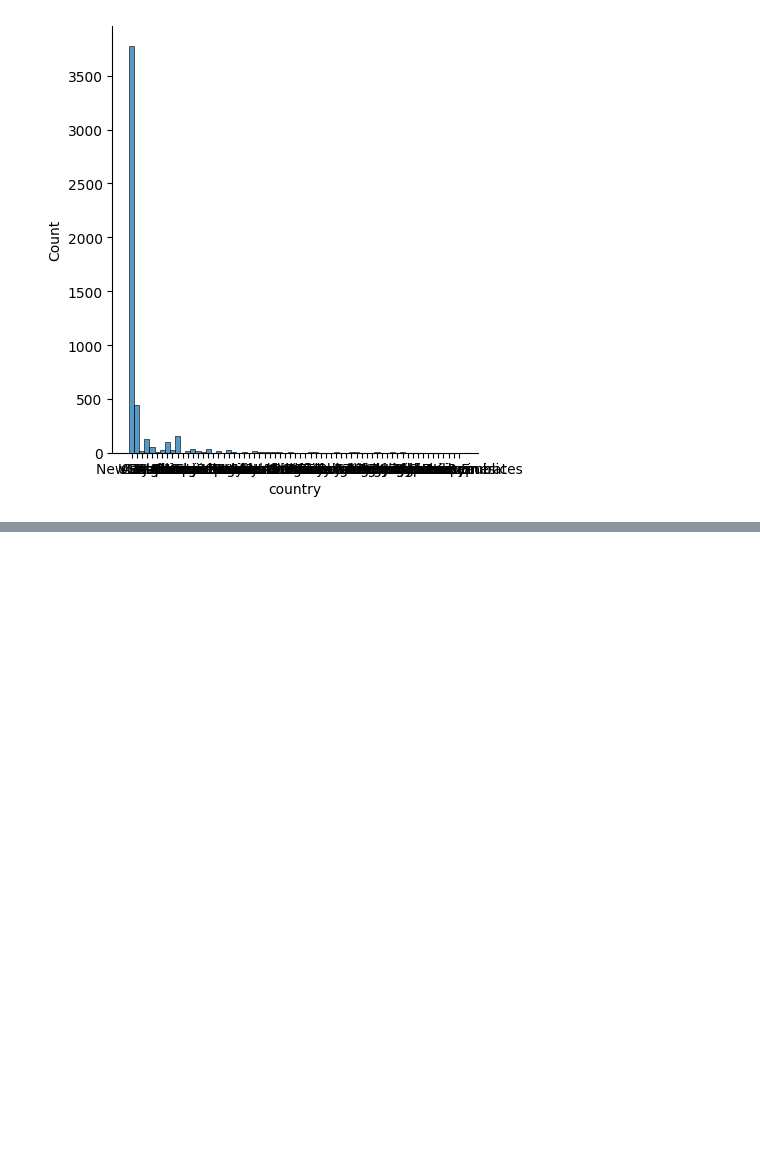
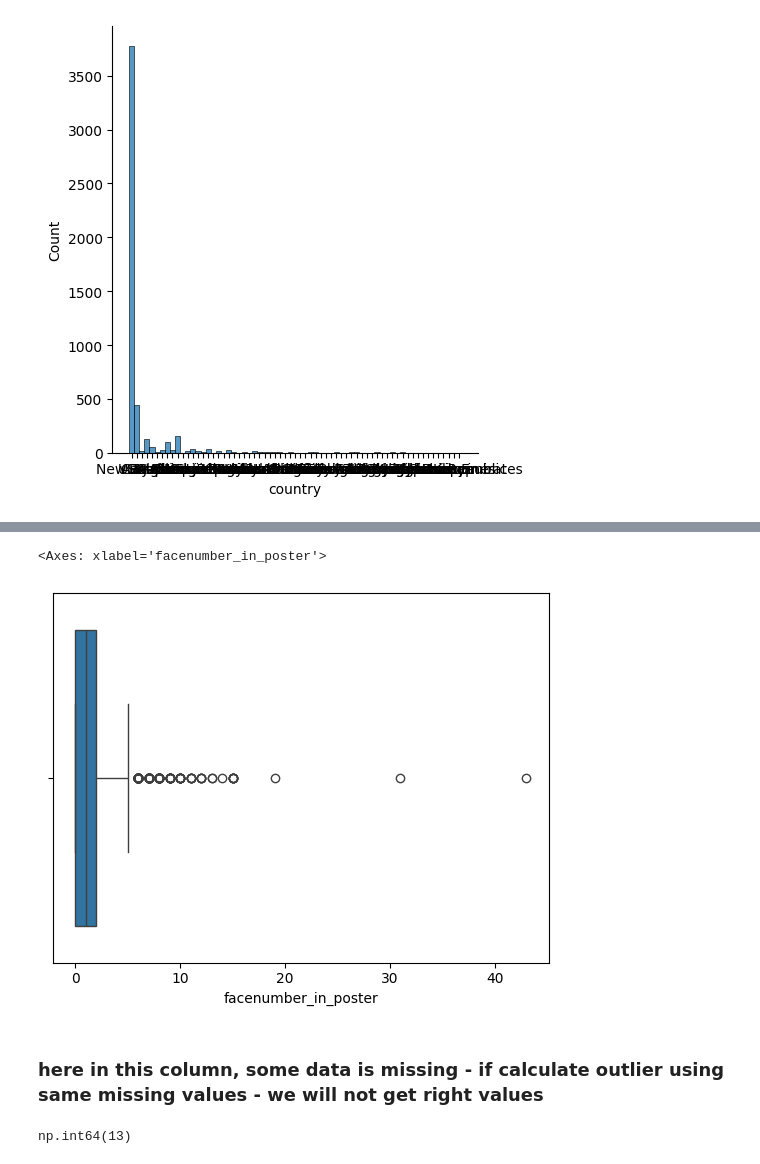
Before and after one commit to SachinSherki4/Data_Science, a Jupyter notebook: Cource_Learning/Data_Visualization_part/dv_practice_3.ipynb, the cells around one changed output, grey strips where cells are left out. Saved outputs shown, nothing was run; the diff lists cells and outputs as text; code cells hidden in the pictures; blank space fills up the shorter version.

```diff
--- a/Cource_Learning/Data_Visualization_part/dv_practice_3.ipynb
+++ b/Cource_Learning/Data_Visualization_part/dv_practice_3.ipynb
@@ -378,0 +507,11 @@ sns.displot(movie_fd_2['country'])
+# %%
+sns.boxplot(x=movie_data['facenumber_in_poster'])
+# %% [output]
+<Axes: xlabel='facenumber_in_poster'>
+[figure, added]
+# %% [markdown]
+### here in this column, some data is missing - if calculate outlier using same missing values - we will not get right values
+# %%
+movie_data['facenumber_in_poster'].isna().sum()
+# %% [output]
+np.int64(13)
```
Also changed, not shown: parts of 45 cells of this notebook, 8 other files.
